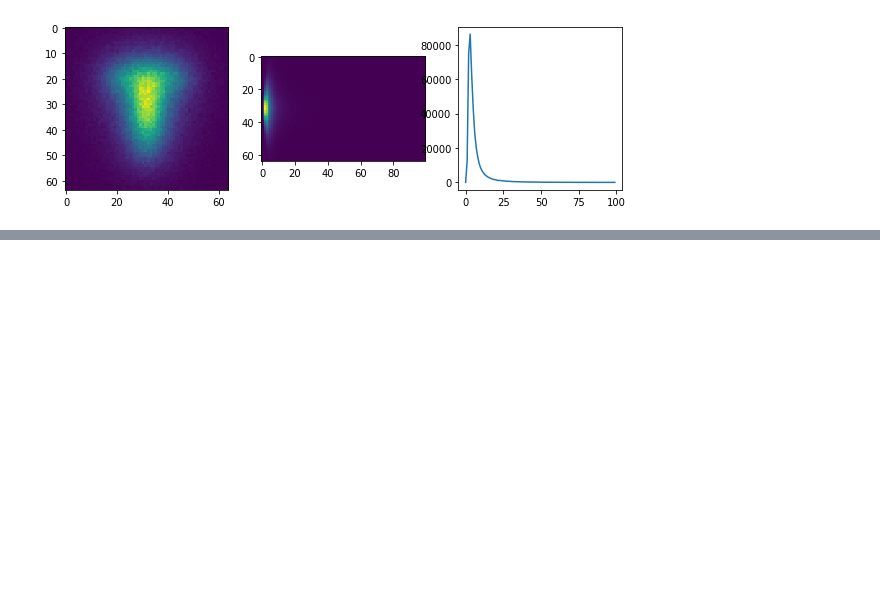
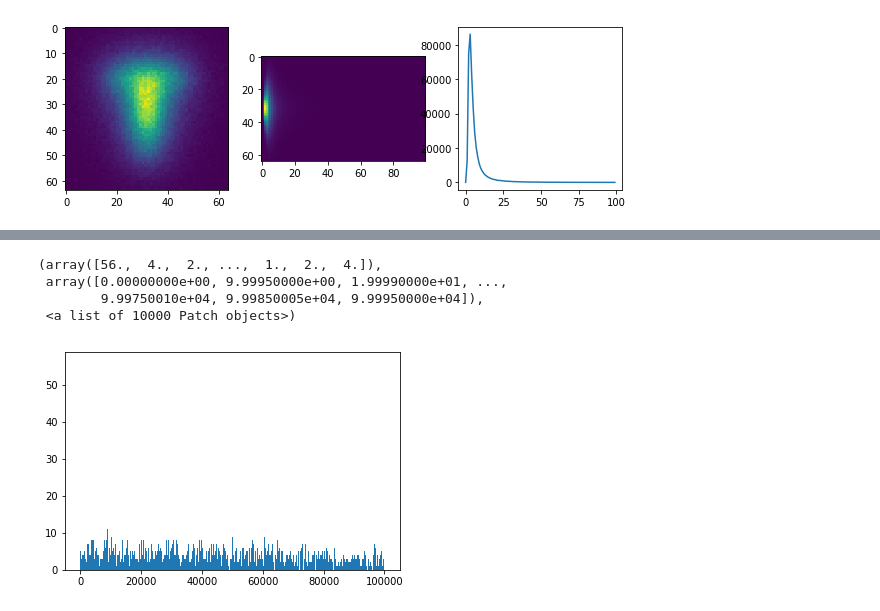
Before and after one commit to mitmedialab/MonteCarloRender, a Jupyter notebook: tests.ipynb, the cells around one changed output, grey strips where cells are left out. Cells and saved outputs as stored; diff of their text form; code cells hidden in the pictures; blank space fills up the shorter version.

```diff
--- a/tests.ipynb
+++ b/tests.ipynb
@@ -138,0 +276,9 @@ testRunTarget()
+# %%
+plt.figure()
+plt.hist(data[data[:,8]>0, 8].astype(int), bins=10000)
+# %% [output]
+(array([56.,  4.,  2., ...,  1.,  2.,  4.]),
+ array([0.00000000e+00, 9.99950000e+00, 1.99990000e+01, ...,
+        9.99750010e+04, 9.99850005e+04, 9.99950000e+04]),
+ <a list of 10000 Patch objects>)
+[figure, added]
```
Also changed, not shown: parts of 5 cells of this notebook, 1 other file.
